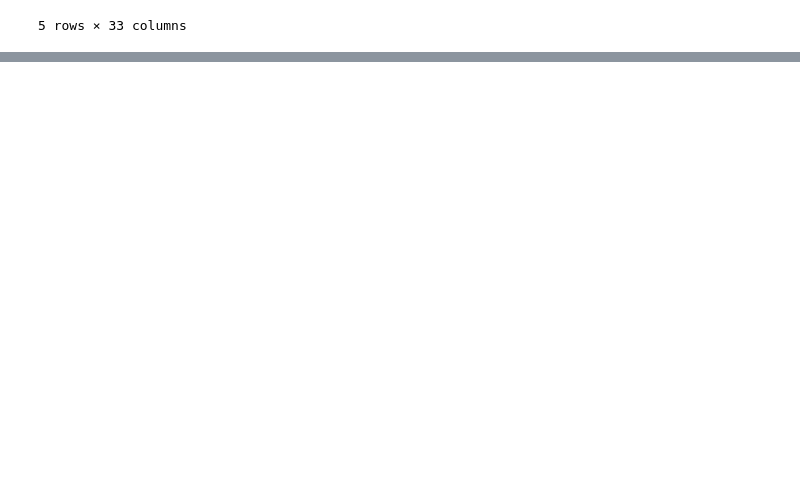
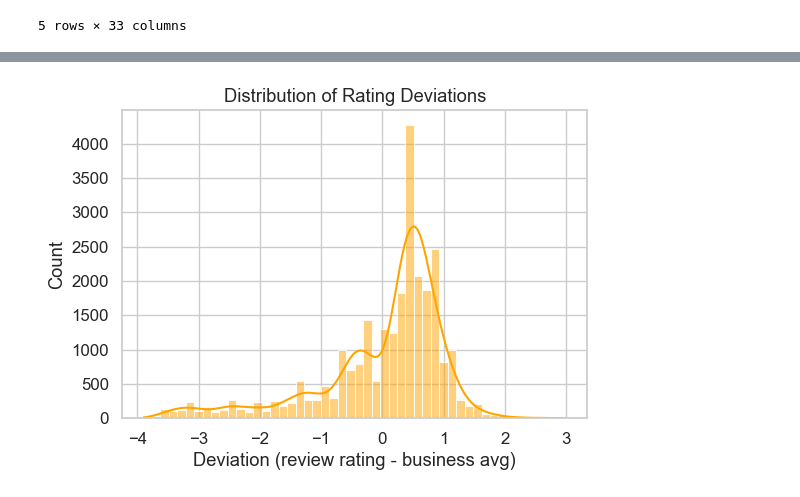
Before and after one commit to luvaymoiz/TikTok-Challenge-2025, a Jupyter notebook: EDA.ipynb, the cells around one changed output, grey strips where cells are left out. Cells and saved outputs as stored; diff of their text form; code cells hidden in the pictures; blank space fills up the shorter version.

```diff
--- a/EDA.ipynb
+++ b/EDA.ipynb
@@ -413,0 +559,10 @@ memory usage: 4.5+ MB
+# %%
+# 5. Rating Deviation Distribution
+plt.figure(figsize=(6,4))
+sns.histplot(df["rating_deviation"], bins=50, kde=True, color="orange")
+plt.title("Distribution of Rating Deviations")
+plt.xlabel("Deviation (review rating - business avg)")
+plt.ylabel("Count")
+plt.show()
+# %% [output]
+[figure, added]
```
Also changed, not shown: parts of 30 cells of this notebook, 2 other files.
